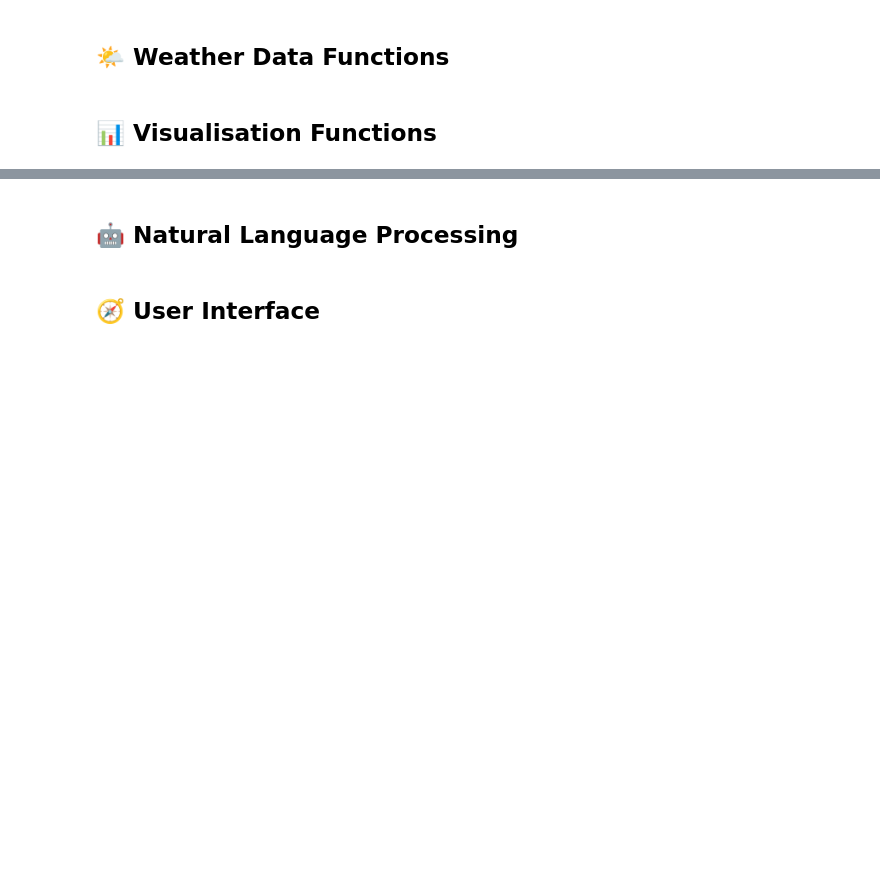
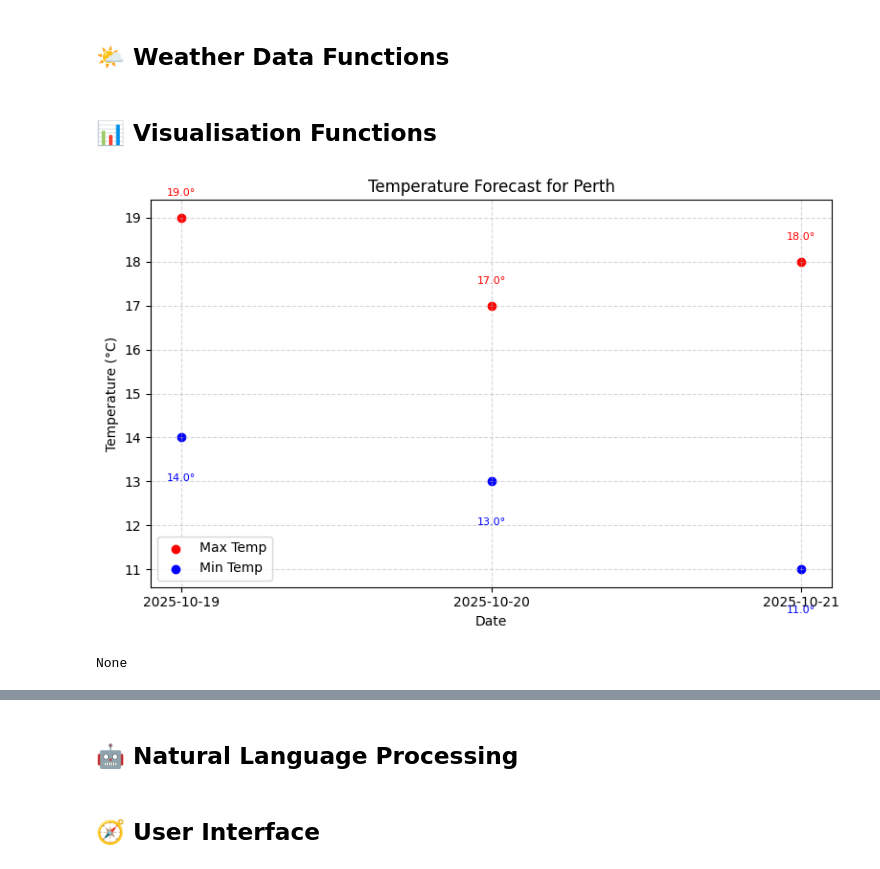
Before and after one commit to sdxvamp2/weatherwise-sayed, a Jupyter notebook: starter_notebook.ipynb, the cells around one changed output, grey strips where cells are left out. Drawn from its saved outputs; the diff is of its cells as text; code cells hidden in the pictures; blank space fills up the shorter version.

```diff
--- a/starter_notebook.ipynb
+++ b/starter_notebook.ipynb
@@ -99,38 +79,24 @@ Successfully installed pyinputplus-0.2.12 pysimplevalidate-0.2.12 stdiomask-0.0.
 import requests
 
 def get_weather_data(location, forecast_days=5):
-    """
-    Retrieve weather data for a specified location using the wttr.in API.
 
-    Args:
-        location (str): City or location name (e.g., "Perth" or "Sydney")
-        forecast_days (int): Number of days to forecast (1–5)
 
-    Returns:
-        dict: Weather data including current conditions and forecast, or an error message.
-    """
-
-    # Ensure forecast_days is within range
     if forecast_days < 1 or forecast_days > 5:
-        forecast_days = 3  # default safe value
+        forecast_days = 3
 
     try:
-        # wttr.in API endpoint — JSON output with n for number of days
         url = f"https://wttr.in/{location}?format=j1"
-
         response = requests.get(url)
-        response.raise_for_status()  # raise error for bad status codes
-
+        response.raise_for_status()
         data = response.json()
 
-        # Extract useful parts
         current = data.get("current_condition", [{}])[0]
         forecast = data.get("weather", [])[:forecast_days]
 
         weather_info = {
             "location": location,
             "current": {
-                "temperature_C": current.get("temp_C"),
+                "temp_C": current.get("temp_C"),
                 "humidity": current.get("humidity"),
                 "description": current.get("weatherDesc", [{}])[0].get("value"),
             },
@@ -140,9 +106,9 @@ def get_weather_data(location, forecast_days=5):
         for day in forecast:
             weather_info["forecast"].append({
                 "date": day.get("date"),
-                "avgtemp_C": day.get("avgtempC"),
-                "maxtemp_C": day.get("maxtempC"),
-                "mintemp_C": day.get("mintempC"),
+                "avgtempC": day.get("avgtempC"),
+                "maxtempC": day.get("maxtempC"),
+                "mintempC": day.get("mintempC"),
                 "sunrise": day.get("astronomy", [{}])[0].get("sunrise"),
                 "sunset": day.get("astronomy", [{}])[0].get("sunset"),
             })
@@ -153,18 +119,3 @@ def get_weather_data(location, forecast_days=5):
         return {"error": f"Unable to fetch weather data: {e}"}
 # %% [markdown]
 ## 📊 Visualisation Functions
-# %%
-# Define create_temperature_visualisation() and create_precipitation_visualisation() here
-def create_temperature_visualisation(weather_data, output_type='display'):
-    """
-    Create visualisation of temperature data.
-
-    Args:
-        weather_data (dict): The processed weather data
-        output_type (str): Either 'display' to show in notebook or 'figure' to return the figure
-
-    Returns:
-        If output_type is 'figure', returns the matplotlib figure object
-        Otherwise, displays the visualisation in the notebook
-    """
-    pass
@@ -185,0 +169,6 @@ def create_precipitation_visualisation(weather_data, output_type='display'):
+# %%
+weather_data = get_weather_data('perth', 3)
+print(create_temperature_visualisation(weather_data))
+# %% [output]
+[figure, added]
+None
```
Also changed, not shown: parts of 5 cells of this notebook.
